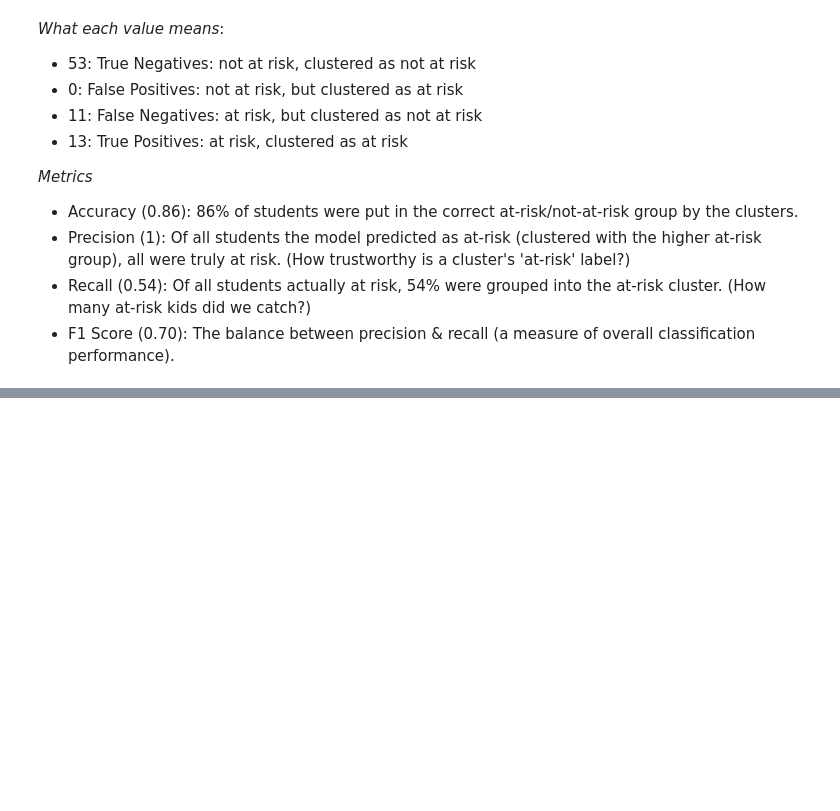
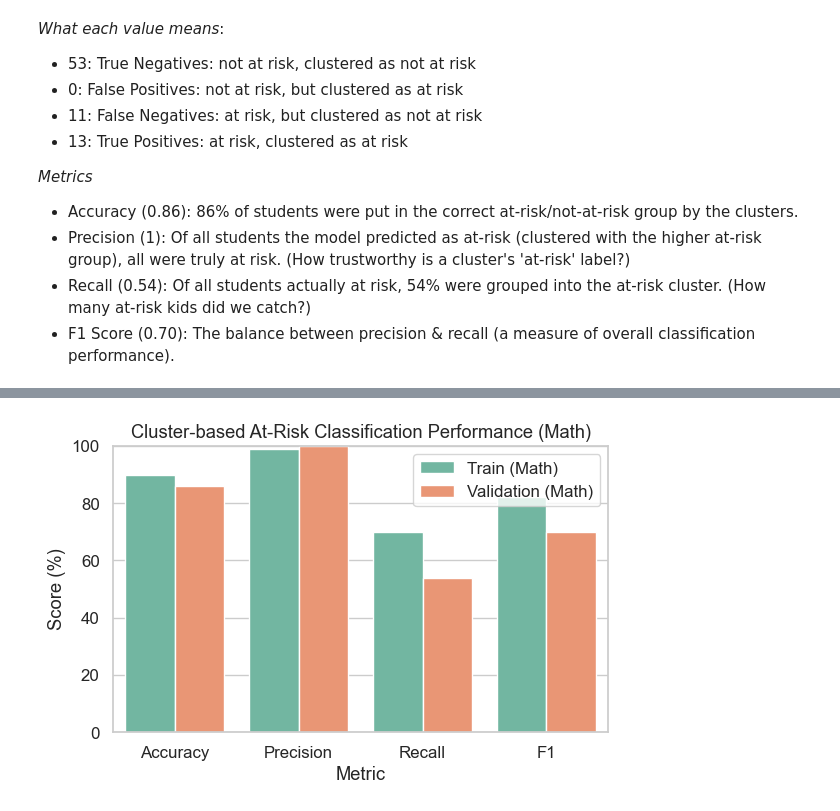
Before and after one commit to marias-25/Project, a Jupyter notebook: KNN_cluster.ipynb, the cells around one changed output, grey strips where cells are left out. Saved outputs shown, nothing was run; the diff lists cells and outputs as text; code cells hidden in the pictures; blank space fills up the shorter version.

```diff
--- a/KNN_cluster.ipynb
+++ b/KNN_cluster.ipynb
@@ -872,0 +973,25 @@ _Metrics_
+# %%
+
+data = [
+    ["Train (Math)",      90, 99, 70, 82],
+    ["Validation (Math)", 86, 100, 54, 70],
+]
+metrics_long = (
+    pd.DataFrame(data, columns=["Dataset", "Accuracy", "Precision", "Recall", "F1"])
+      .melt(id_vars="Dataset", var_name="Metric", value_name="Score")
+)
+
+sns.set(style="whitegrid", font_scale=1.1)
+plt.figure(figsize=(6, 4))
+ax = sns.barplot(
+    data=metrics_long,
+    x="Metric", y="Score", hue="Dataset", palette="Set2"
+)
+ax.set_ylim(0, 100)
+ax.set_ylabel("Score (%)")
+ax.set_title("Cluster-based At-Risk Classification Performance (Math)")
+plt.legend(title="")
+plt.tight_layout()
+plt.show()
+# %% [output]
+[figure, added]
```
Also changed, not shown: parts of 14 cells of this notebook.
